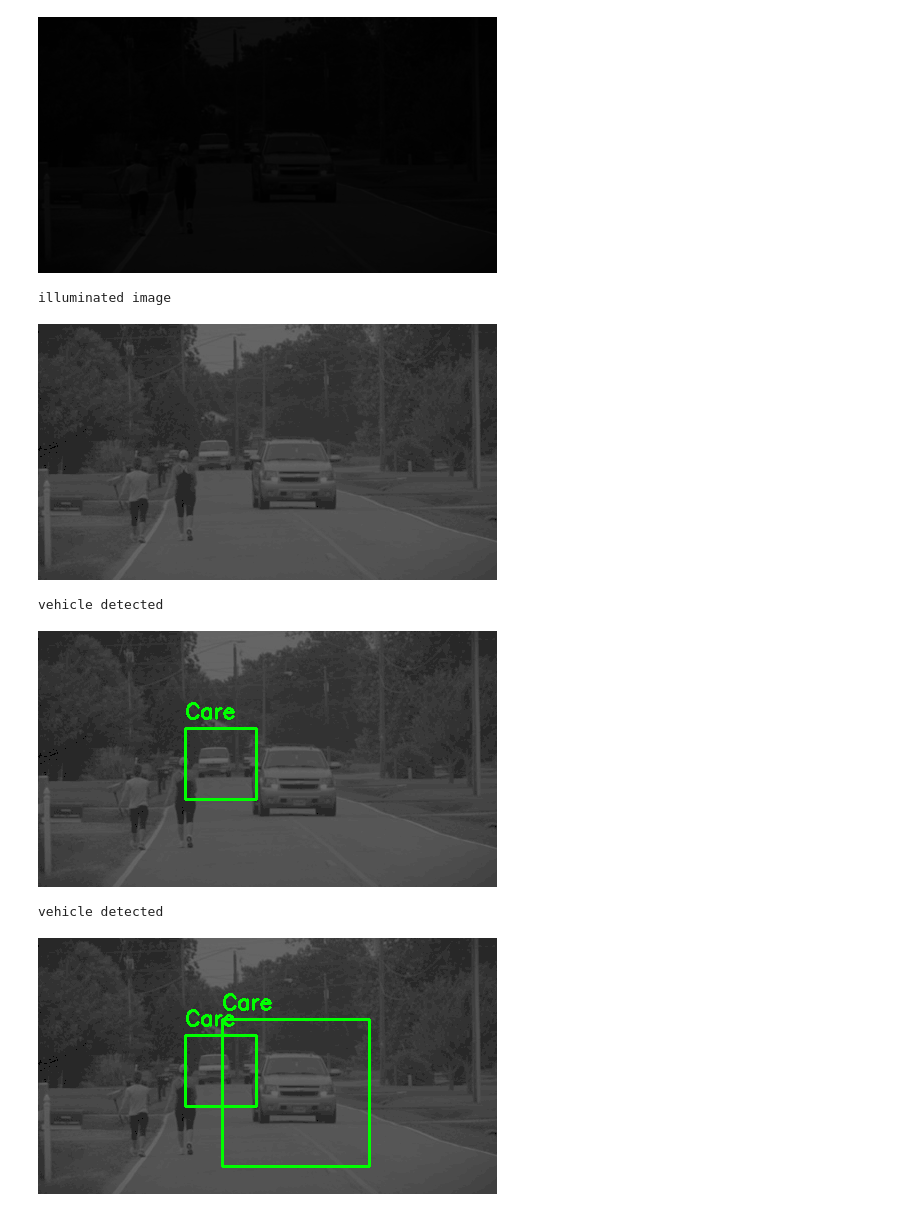
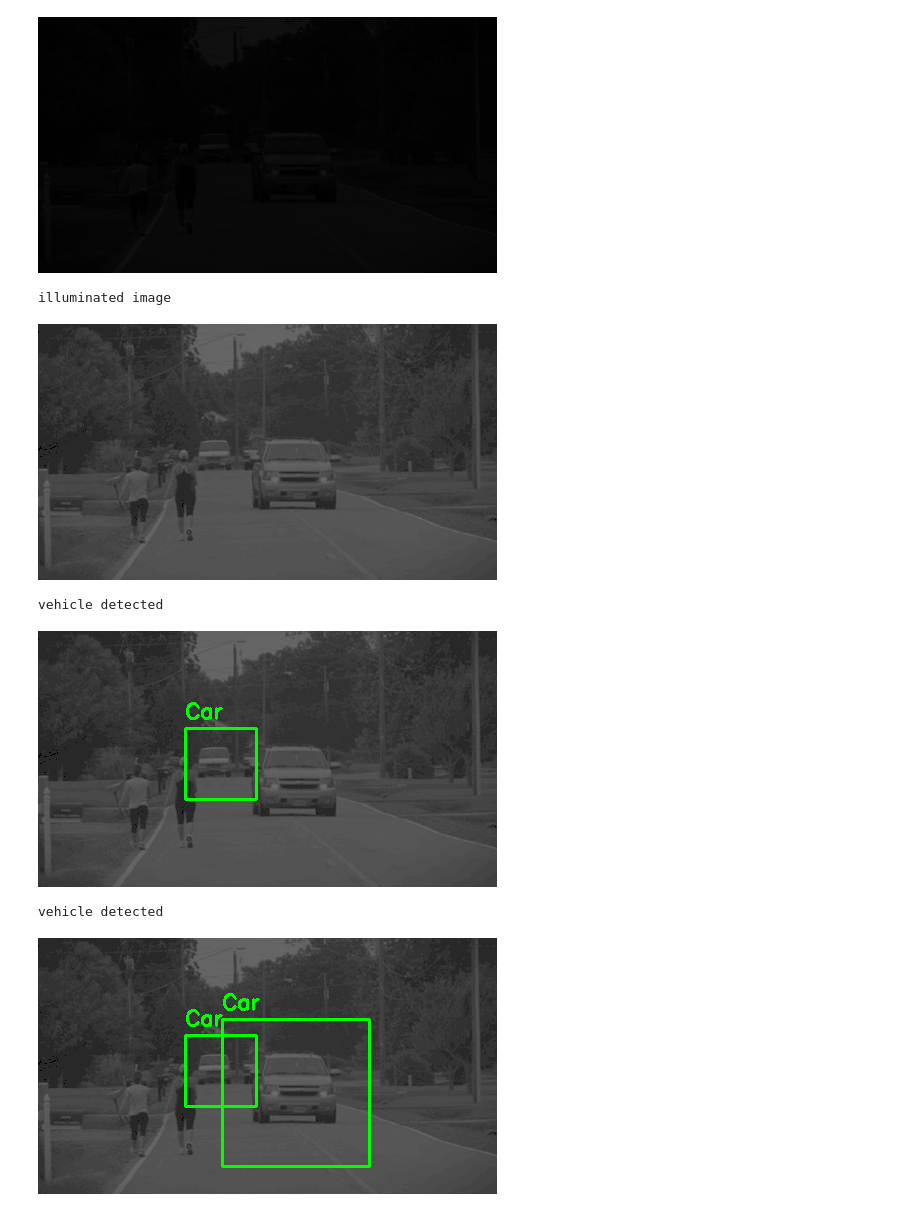
Before and after one commit to Rake11/Major, a Jupyter notebook: Copy_of_Rakesh_Project.ipynb, the cells around one changed output. Drawn from its saved outputs; the diff is of its cells as text; code cells hidden in the pictures.

```diff
--- a/Copy_of_Rakesh_Project.ipynb
+++ b/Copy_of_Rakesh_Project.ipynb
@@ -36,33 +36,33 @@ detected_image = a_g(org, g=g)
 
 print("illuminated image")
 
 cv2_imshow(detected_image)
 
 #object detection
 
 
 vehicle_classifier = '/content/cars.xml'
 
 vehicle_tracker = cv2.CascadeClassifier(vehicle_classifier)
 
 vehicle = vehicle_tracker.detectMultiScale(detected_image)
 
 #location of the vehicle in image
 
 # print(vehicle)
 if(len(vehicle) != 0):
   for (x,y,w,h) in vehicle:
       cv2.rectangle(detected_image, (x,y), (x+w, y+h), (0,255,0), 2)
-      cv2.putText(detected_image, 'Care', (x, y - 10), cv2.FONT_HERSHEY_SIMPLEX, 0.7, (0, 255, 0), 2)
+      cv2.putText(detected_image, 'Car', (x, y - 10), cv2.FONT_HERSHEY_SIMPLEX, 0.7, (0, 255, 0), 2)
       print("vehicle detected")
       cv2_imshow(detected_image)
 else:
   print("vehicle not detected")
 # %% [output]
 [figure]
 illuminated image
 [figure]
 vehicle detected
-[figure, old version]
+[figure, new version]
 vehicle detected
-[figure, old version]
+[figure, new version]
```
